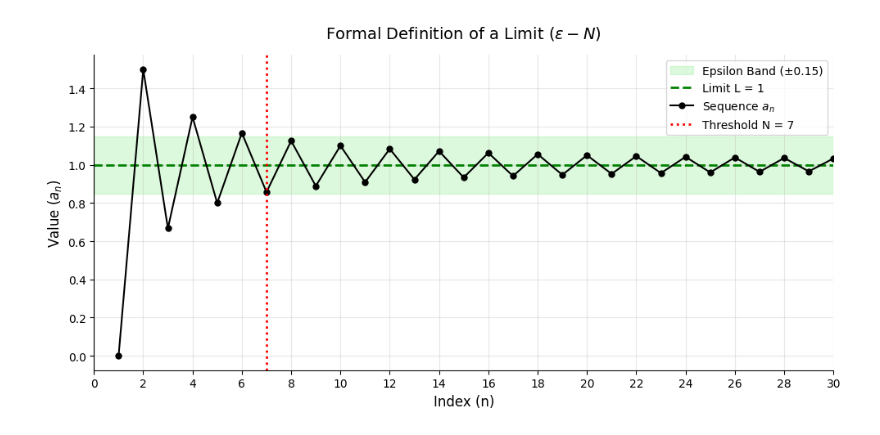
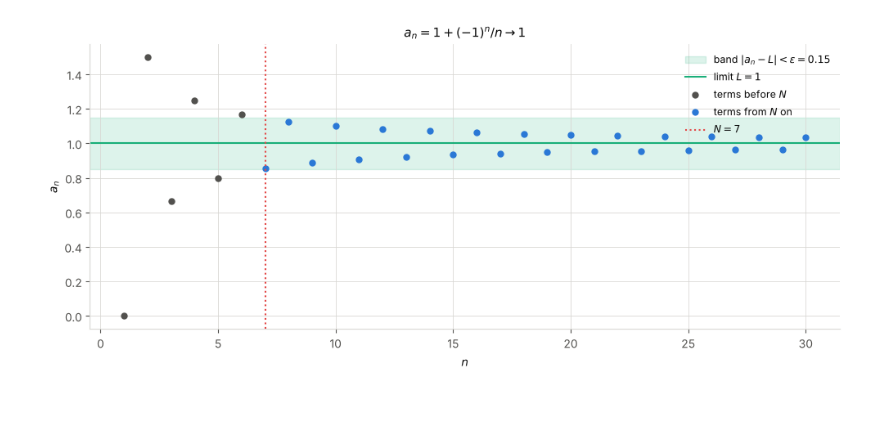
Before and after one commit to rohanishervin/kb, a Jupyter notebook: nodes/sequence-limit.ipynb, the cells around one changed output. Cells and saved outputs as stored; diff of their text form; code cells hidden in the pictures; blank space fills up the shorter version.

```diff
--- a/nodes/sequence-limit.ipynb
+++ b/nodes/sequence-limit.ipynb
@@ -81,44 +97,36 @@ To build intuition for the formal limit definition, the Python block below plots
 # %%
+
 #| label: fig-sequence-limit
 #| fig-cap: "Visualization of sequence convergence. All terms after N are trapped within the epsilon band around L."
 #| echo: true
 
 import matplotlib.pyplot as plt
 import numpy as np
 
-# Define a converging sequence: a_n = 1 + (-1)^n / n
+BLUE, ORANGE, AQUA, YELLOW, VIOLET, RED = "#2a78d6", "#eb6834", "#1baf7a", "#eda100", "#6250d6", "#e34948"
+INK, MUTED, GRID = "#0b0b0b", "#52514e", "#d9d8d4"
+plt.rcParams.update({
+    "figure.facecolor": "white", "axes.facecolor": "white", "savefig.facecolor": "white",
+    "axes.edgecolor": GRID, "axes.grid": True, "grid.color": GRID, "grid.linewidth": 0.6,
+    "axes.spines.top": False, "axes.spines.right": False, "axes.titlesize": 11,
+    "axes.titleweight": "bold", "axes.labelcolor": INK, "xtick.color": MUTED, "ytick.color": MUTED,
+    "text.color": INK, "legend.frameon": False, "font.size": 10})
+
 n = np.arange(1, 31)
-a_n = 1 + ((-1)**n) / n
+a_n = 1 + ((-1) ** n) / n
+L, epsilon = 1, 0.15
+N_threshold = int(np.ceil(1 / epsilon))          # |a_n - L| = 1/n < epsilon for n >= N
 
-# Limit parameters
-L = 1
-epsilon = 0.15
-N_threshold = int(np.ceil(1 / epsilon)) # Threshold where |a_n - L| < epsilon
-
-fig, ax = plt.subplots(figsize=(10, 5))
-
-# Plot the epsilon band
-ax.axhspan(L - epsilon, L + epsilon, color='lightgreen', alpha=0.3, label=f'Epsilon Band (±{epsilon})')
-ax.axhline(L, color='green', linestyle='dashed', lw=2, label='Limit L = 1')
-
-# Plot the sequence
-ax.plot(n, a_n, 'ko-', markersize=5, label=r'Sequence $a_n$')
-
-# Highlight the threshold N
-ax.axvline(N_threshold, color='red', linestyle='dotted', lw=2, label=f'Threshold N = {N_threshold}')
-
-# Formatting
-ax.set_title(r"Formal Definition of a Limit ($\epsilon-N$)", pad=15, fontsize=14)
-ax.set_xlabel("Index (n)", fontsize=12)
-ax.set_ylabel(r"Value ($a_n$)", fontsize=12)
-ax.set_xlim(0, 30)
-ax.set_xticks(np.arange(0, 31, 2))
-ax.grid(alpha=0.3)
-ax.legend(loc='upper right')
-ax.spines['top'].set_visible(False)
-ax.spines['right'].set_visible(False)
-
-plt.tight_layout()
-plt.show()
+fig, ax = plt.subplots(figsize=(10, 4.5))
+ax.axhspan(L - epsilon, L + epsilon, color=AQUA, alpha=0.15, label=rf"band $|a_n - L| < \varepsilon = {epsilon}$")
+ax.axhline(L, color=AQUA, lw=1.5, label="limit $L = 1$")
+inside = n >= N_threshold
+ax.plot(n[~inside], a_n[~inside], "o", color=MUTED, ms=5, label="terms before $N$")
+ax.plot(n[inside], a_n[inside], "o", color=BLUE, ms=5, label="terms from $N$ on")
+ax.axvline(N_threshold, color=RED, ls=":", lw=1.5, label=f"$N = {N_threshold}$")
+ax.set_xlabel("$n$"); ax.set_ylabel("$a_n$")
+ax.set_title(r"$a_n = 1 + (-1)^n/n \to 1$")
+ax.legend(loc="upper right", fontsize=9)
+plt.tight_layout(); plt.show()
 # %% [output]
-[figure, old version]
+[figure, new version]
```
Also changed, not shown: parts of 3 cells of this notebook, 45 other files.
